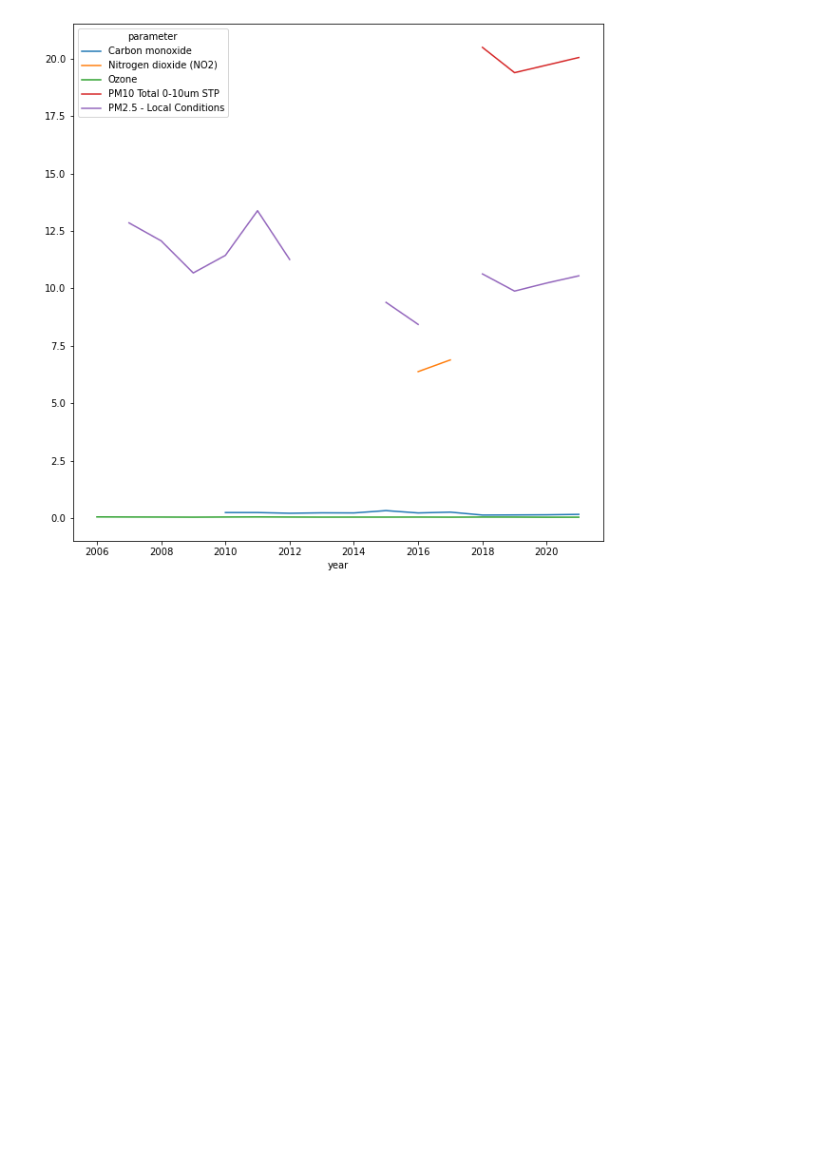
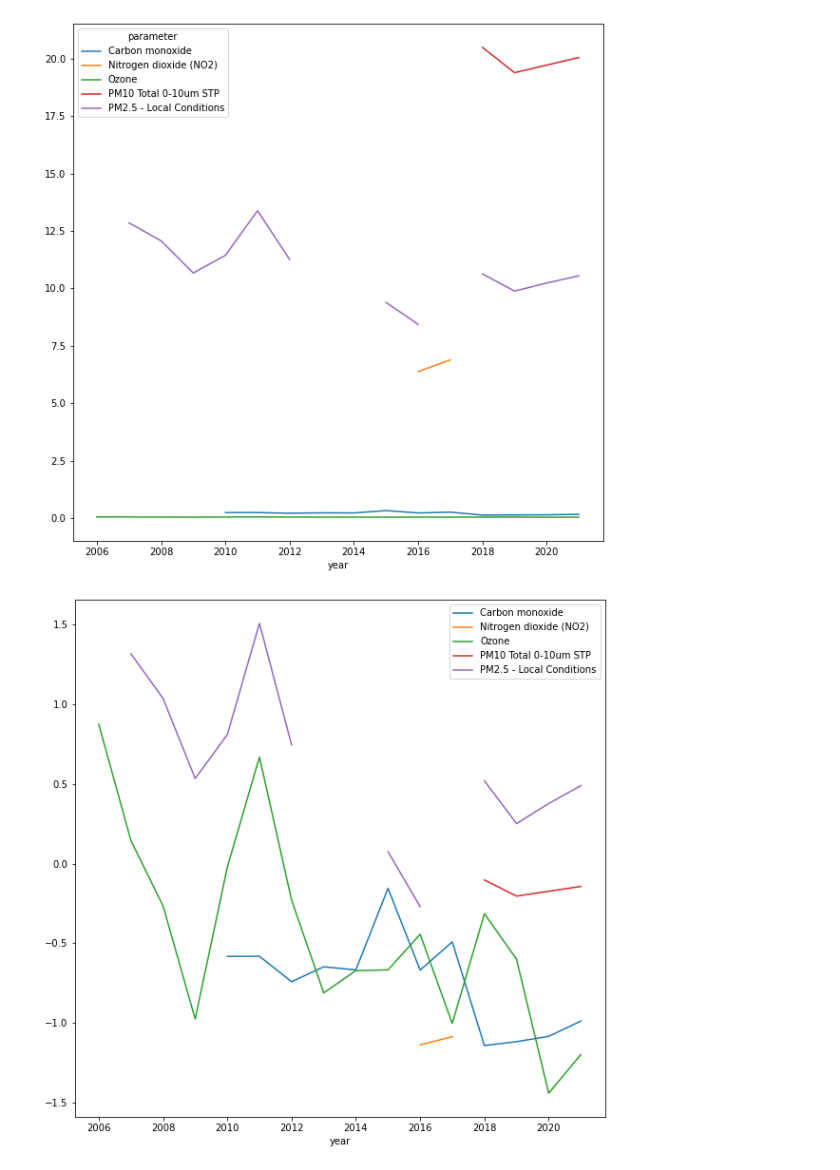
Before and after one commit to wdegraw93/low_birth_weight_vs_aqi_study, a Jupyter notebook: winston.ipynb, the cells around one changed output. Saved outputs shown, nothing was run; the diff lists cells and outputs as text; code cells hidden in the pictures; blank space fills up the shorter version.

```diff
--- a/winston.ipynb
+++ b/winston.ipynb
@@ -463,6 +490,11 @@ aqs[aqs['county']=='Hinds'].plot(x='year', y=params,
                                  figsize=(10,10));
 # %% [output]
 [figure]
+# %%
+aqs_ss[aqs_ss['county']=='Hinds'].plot(x='year', y=params,
+                                 figsize=(10,10));
+# %% [output]
+[figure, added]
 # %%
 def plot_county_pollutants(data, county_state):
     params = ['Carbon monoxide', 'Nitrogen dioxide (NO2)',
```
Also changed, not shown: parts of 9 cells of this notebook, 1 other file.
